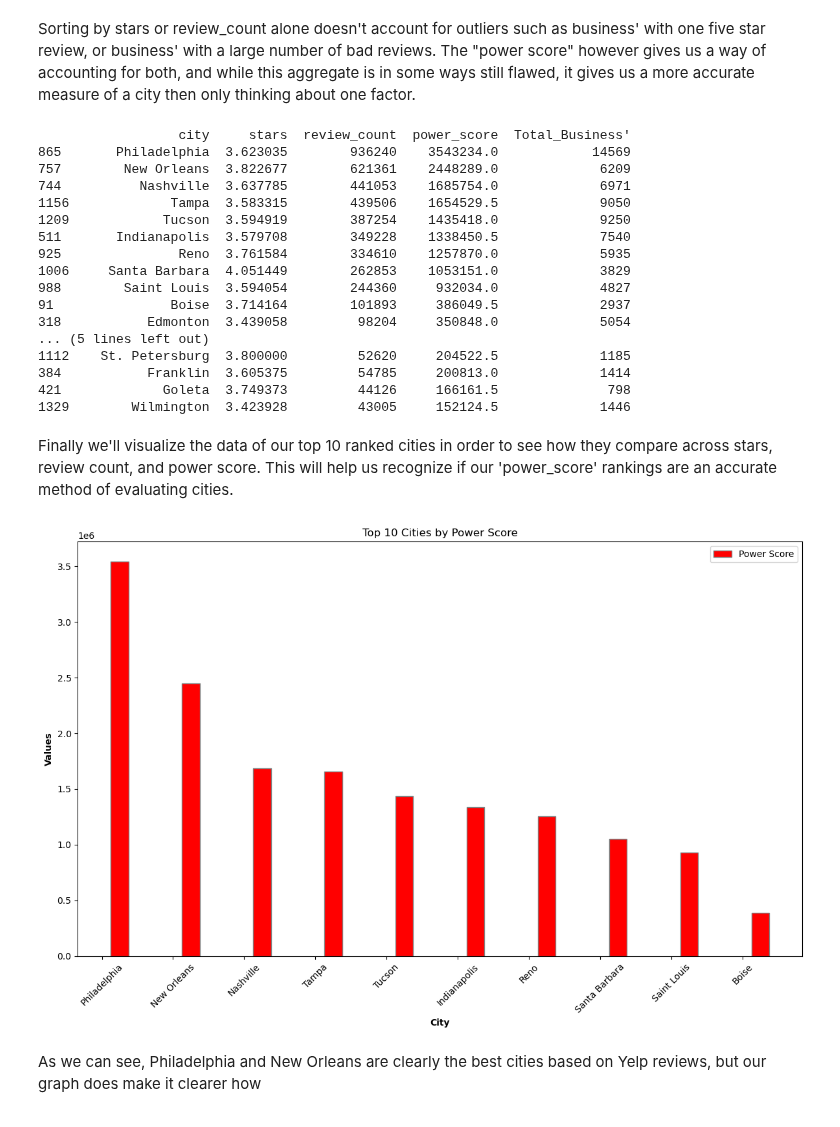
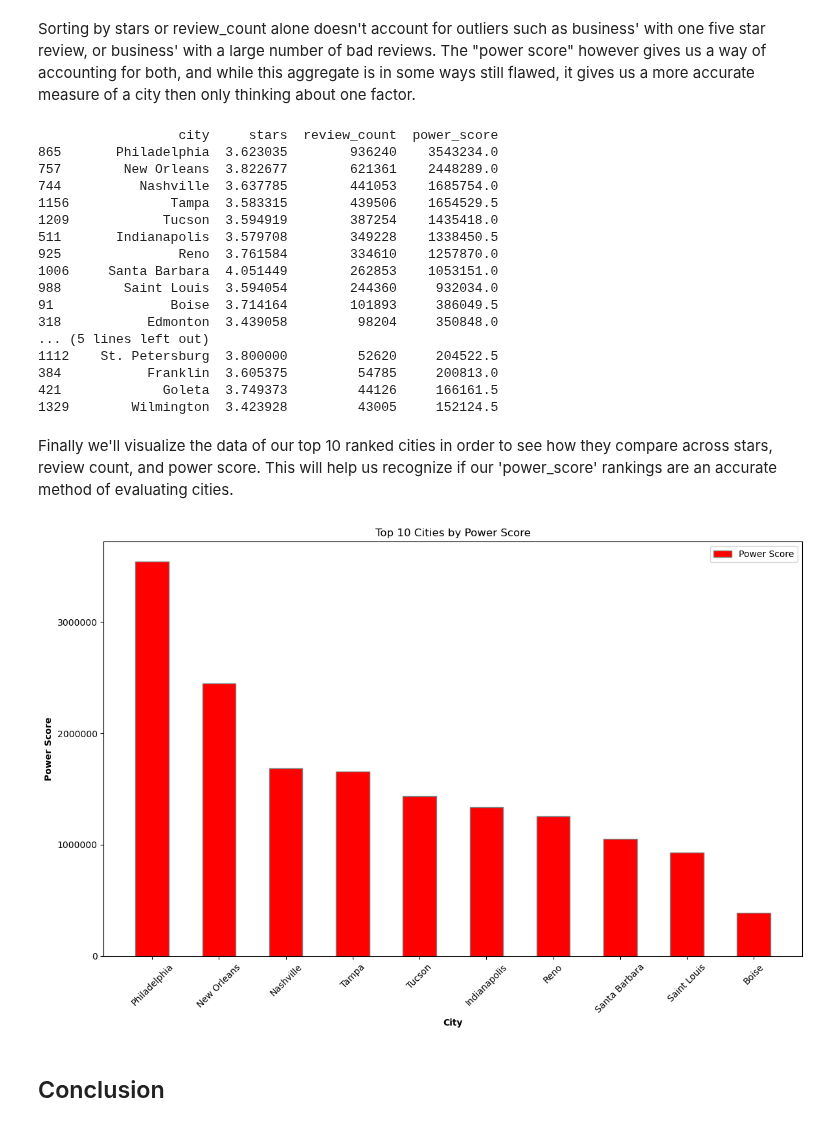
Before and after one commit to LewisWCampbell/LewisWCampbell, a Jupyter notebook: Analyzing Yelp.ipynb, the cells around one changed output. Cells and saved outputs as stored; diff of their text form; code cells hidden in the pictures.

Commit message:
Yelp Data Analysis
This is the final version of my Yelp Data Analysis project. I will return and expand my analysis in the future due to my own personal interest in categorizing public opinion data.

```diff
--- a/Analyzing Yelp.ipynb
+++ b/Analyzing Yelp.ipynb
@@ -168,28 +176,27 @@ Sorting by stars or review_count alone doesn't account for outliers such as busi
 yelp_by_city = yelp_data.groupby('city').agg({
     'stars': 'mean',
     'review_count': 'sum',
-    'power_score': 'sum',
-    'name': 'count'}).reset_index()
-yelp_by_city.rename(columns={'name': "Total_Business'"}, inplace=True)
+    'power_score': 'sum'}).reset_index()
+
 
 yelp_by_city = yelp_by_city.sort_values(by='power_score', ascending=False)
 
 print(yelp_by_city.head(20))
 # %% [output]
-                  city     stars  review_count  power_score  Total_Business'
-865       Philadelphia  3.623035        936240    3543234.0            14569
-757        New Orleans  3.822677        621361    2448289.0             6209
-744          Nashville  3.637785        441053    1685754.0             6971
-1156             Tampa  3.583315        439506    1654529.5             9050
-1209            Tucson  3.594919        387254    1435418.0             9250
-511       Indianapolis  3.579708        349228    1338450.5             7540
-925               Reno  3.761584        334610    1257870.0             5935
-1006     Santa Barbara  4.051449        262853    1053151.0             3829
-988        Saint Louis  3.594054        244360     932034.0             4827
-91               Boise  3.714164        101893     386049.5             2937
-318           Edmonton  3.439058         98204     350848.0             5054
+                  city     stars  review_count  power_score
+865       Philadelphia  3.623035        936240    3543234.0
+757        New Orleans  3.822677        621361    2448289.0
+744          Nashville  3.637785        441053    1685754.0
+1156             Tampa  3.583315        439506    1654529.5
+1209            Tucson  3.594919        387254    1435418.0
+511       Indianapolis  3.579708        349228    1338450.5
+925               Reno  3.761584        334610    1257870.0
+1006     Santa Barbara  4.051449        262853    1053151.0
+988        Saint Louis  3.594054        244360     932034.0
+91               Boise  3.714164        101893     386049.5
+318           Edmonton  3.439058         98204     350848.0
 ... (5 lines left out)
-1112    St. Petersburg  3.800000         52620     204522.5             1185
-384           Franklin  3.605375         54785     200813.0             1414
-421             Goleta  3.749373         44126     166161.5              798
-1329        Wilmington  3.423928         43005     152124.5             1446
+1112    St. Petersburg  3.800000         52620     204522.5
+384           Franklin  3.605375         54785     200813.0
+421             Goleta  3.749373         44126     166161.5
+1329        Wilmington  3.423928         43005     152124.5
@@ -198,24 +207,35 @@ Finally we'll visualize the data of our top 10 ranked cities in order to see how
 # %%
 top_10_cities = yelp_by_city.nlargest(10, 'power_score')
 
+# Plotting
 fig, ax = plt.subplots(figsize=(12, 8))
 
-r1 = np.arange(len(top_10_cities))
-r2 = [x + bar_width for x in r1]
-r3 = [x + bar_width for x in r2]
+# Set bar width
+bar_width = 0.5
 
-ax.bar(r3, top_10_cities['power_score'], color='r', width=bar_width, edgecolor='grey', label='Power Score')
+# Set positions of bars on x-axis
+r = np.arange(len(top_10_cities))
 
+# Create bars for power_score
+bars = ax.bar(r, top_10_cities['power_score'], color='r', width=bar_width, edgecolor='grey', label='Power Score')
+
+# Add labels
 ax.set_xlabel('City', fontweight='bold')
-ax.set_xticks([r + bar_width for r in range(len(top_10_cities))])
+ax.set_xticks(r)
 ax.set_xticklabels(top_10_cities['city'], rotation=45)
-ax.set_ylabel('Values', fontweight='bold')
+ax.set_ylabel('Power Score', fontweight='bold')
 ax.set_title('Top 10 Cities by Power Score')
+
+# Set y-ticks and labels for better scale clarity
+y_ticks = np.arange(0, 4000000, 1000000)  # Set y-ticks at every 10 units up to the maximum power score
+ax.set_yticks(y_ticks)
+ax.set_yticklabels([str(int(tick)) for tick in y_ticks])  # Convert y-tick labels to integers
+
 ax.legend()
 
 plt.tight_layout()
 plt.show()
 # %% [output]
-[figure, old version]
+[figure, new version]
-# %% [markdown]
-As we can see, Philadelphia and New Orleans are clearly the best cities based on Yelp reviews, but our graph does make it clearer how
+# %% [markdown]
+## Conclusion
```
Also changed, not shown: parts of 7 cells of this notebook.
